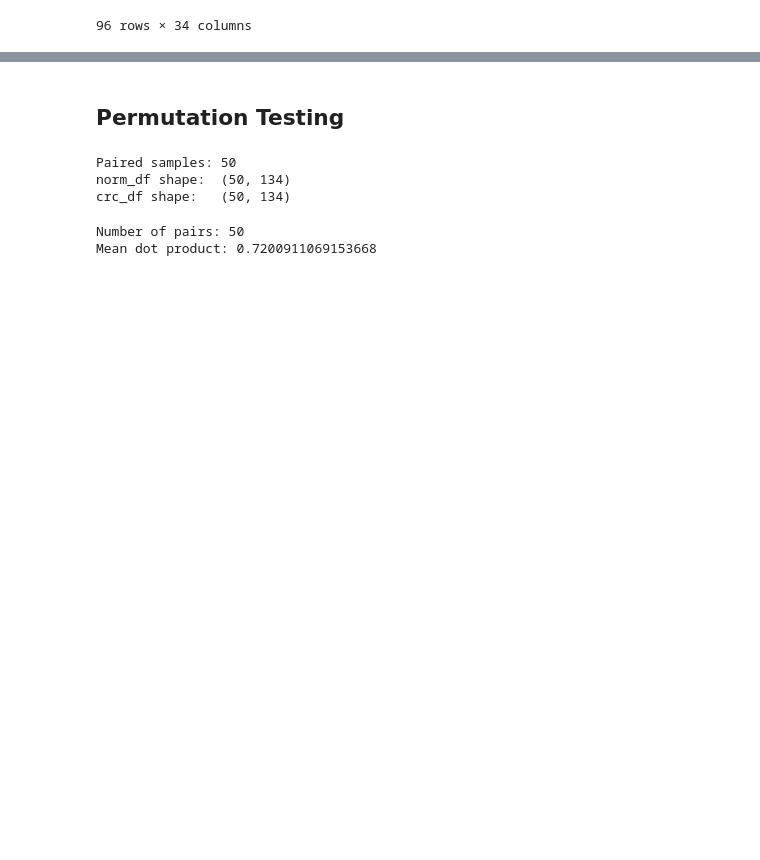
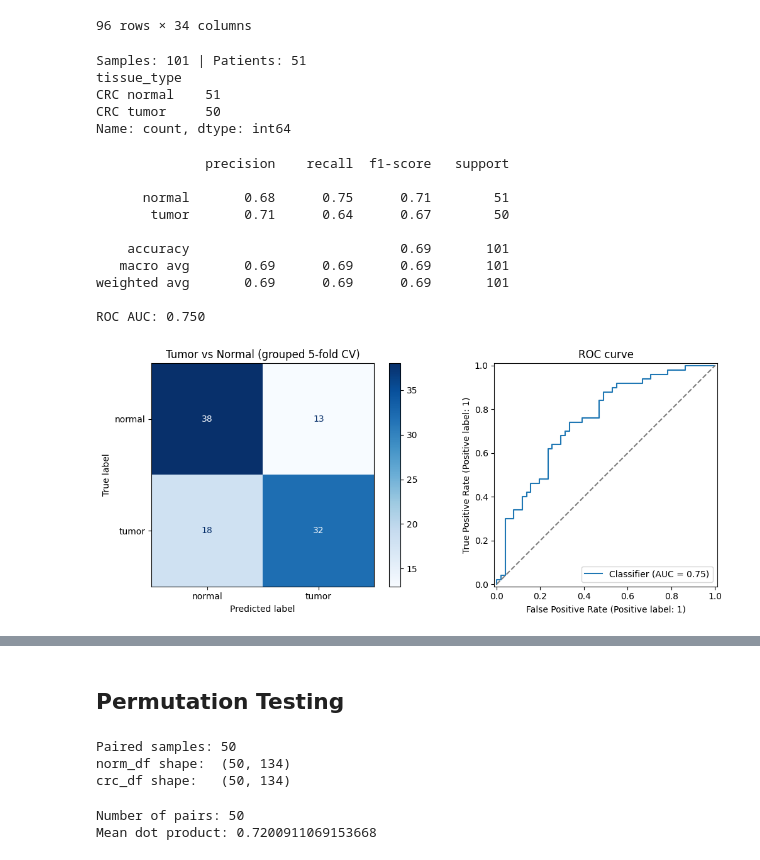
Before and after one commit to bartholoalexander/CRC-Inter-Individual-Variation, a Jupyter notebook: CRC_Inter_Individual_Difference.ipynb, the cells around one changed output, grey strips where cells are left out. Drawn from its saved outputs; the diff is of its cells as text; code cells hidden in the pictures; blank space fills up the shorter version.

```diff
--- a/CRC_Inter_Individual_Difference.ipynb
+++ b/CRC_Inter_Individual_Difference.ipynb
@@ -20,7 +20,7 @@ freqTable.head()
 | 4 | d4306a4038812836c0f74289076a05ab | 358.0 | 170.0 | 1029.0 | 947.0 | 820.0 | 717.0 | 928.0 | ... |
 5 rows × 102 columns
 # %%
-tax = pd.read_csv(r"________", sep = "\t", skiprows=1, header=None) #taxonomy table import
+tax = pd.read_csv(r"C:\Users\barth\Downloads\taxonomy.tsv", sep = "\t", skiprows=1, header=None) #taxonomy table import
 tax.columns = ['FeatureID', 'Taxon', 'Confidence']
 tax.head()
 # %% [output]
@@ -154,7 +154,7 @@ data.head()
 | Alistipes | 291.0 | 1.0 | 1.0 | 1.0 | 88.0 | 1.0 | 1.0 | ... |
 5 rows × 101 columns
 # %%
-meta = pd.read_csv(r"_________", sep="\t")
+meta = pd.read_csv(r"C:\Users\barth\Downloads\crc_metadata.tsv", sep="\t")
 meta = meta.set_index("sample-id")
 merged_df = clrTable.T.join(meta, how="inner")
 
@@ -455,3 +455,67 @@ meta.head(-5)
 | SRR15018734 | 52 | AMPLICON | 546 | 98896676 | Samsung Medical Centers in Seoul\... | PRJNA743150 | SAMN19999435 | Human | ... |
 | SRR15018735 | 52 | AMPLICON | 525 | 91070971 | Samsung Medical Centers in Seoul\... | PRJNA743150 | SAMN19999434 | Human | ... |
 96 rows × 34 columns
+# %%
+from sklearn.ensemble import RandomForestClassifier
+from sklearn.model_selection import StratifiedGroupKFold, cross_val_predict, permutation_test_score
+from sklearn.metrics import (classification_report, ConfusionMatrixDisplay,
+                             roc_auc_score, RocCurveDisplay)
+
+# clrTable is samples x genera here
+tt_df = clrTable.join(meta[["tissue_type", "Sample Name"]], how="inner")
+tt_df["patient"] = tt_df["Sample Name"].str.split("-").str[0]
+
+X_tt = tt_df[clrTable.columns].values
+y_tt = (tt_df["tissue_type"] == "CRC tumor").astype(int).values   # 1 = tumor, 0 = normal
+groups_tt = tt_df["patient"].values
+
+print(f"Samples: {len(tt_df)} | Patients: {tt_df['patient'].nunique()}")
+print(tt_df["tissue_type"].value_counts())
+# %% [output]
+Samples: 101 | Patients: 51
+tissue_type
+CRC normal    51
+CRC tumor     50
+Name: count, dtype: int64
+# %%
+rf_tt = RandomForestClassifier(
+    n_estimators=500,
+    max_features="sqrt",
+    min_samples_leaf=2,
+    class_weight="balanced",
+    random_state=42,
+    n_jobs=-1,
+)
+
+# Both samples from a patient always stay in the same fold
+cv_tt = StratifiedGroupKFold(n_splits=5, shuffle=True, random_state=42)
+
+# Every sample gets predicted once, by a model that never saw that patient
+proba_tt = cross_val_predict(rf_tt, X_tt, y_tt, groups=groups_tt,
+                             cv=cv_tt, method="predict_proba")[:, 1]
+pred_tt = (proba_tt >= 0.5).astype(int)
+
+print(classification_report(y_tt, pred_tt, target_names=["normal", "tumor"]))
+print(f"ROC AUC: {roc_auc_score(y_tt, proba_tt):.3f}")
+
+fig, axes = plt.subplots(1, 2, figsize=(11, 4.5))
+ConfusionMatrixDisplay.from_predictions(y_tt, pred_tt, display_labels=["normal", "tumor"],
+                                        cmap="Blues", ax=axes[0])
+axes[0].set_title("Tumor vs Normal (grouped 5-fold CV)")
+RocCurveDisplay.from_predictions(y_tt, proba_tt, ax=axes[1])
+axes[1].plot([0, 1], [0, 1], "--", color="gray")
+axes[1].set_title("ROC curve")
+plt.tight_layout()
+plt.show()
+# %% [output]
+              precision    recall  f1-score   support
+
+      normal       0.68      0.75      0.71        51
+       tumor       0.71      0.64      0.67        50
+
+    accuracy                           0.69       101
+   macro avg       0.69      0.69      0.69       101
+weighted avg       0.69      0.69      0.69       101
+
+ROC AUC: 0.750
+[figure, added]
```
Also changed, not shown: parts of 15 cells of this notebook, 1 other file.
